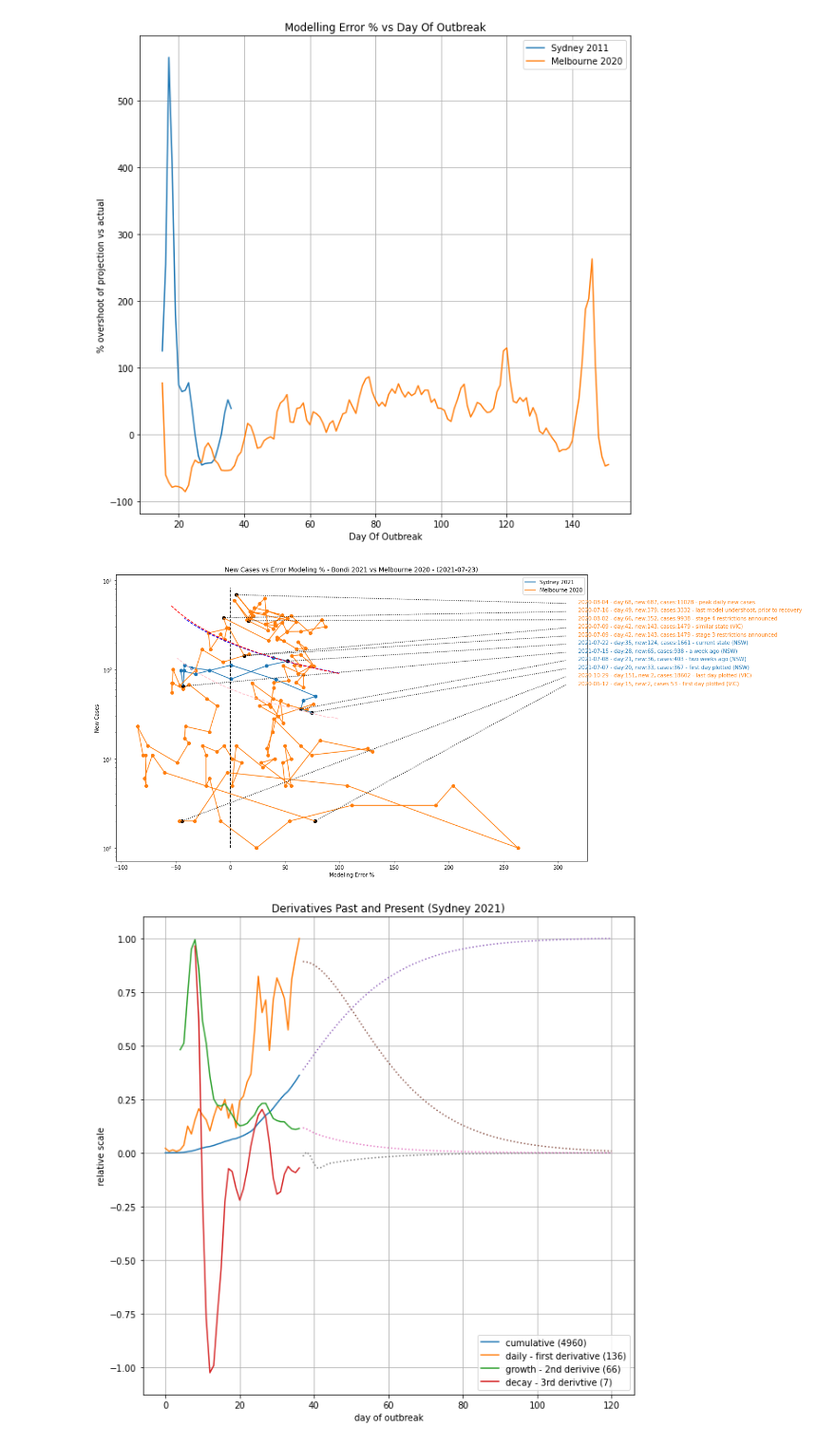
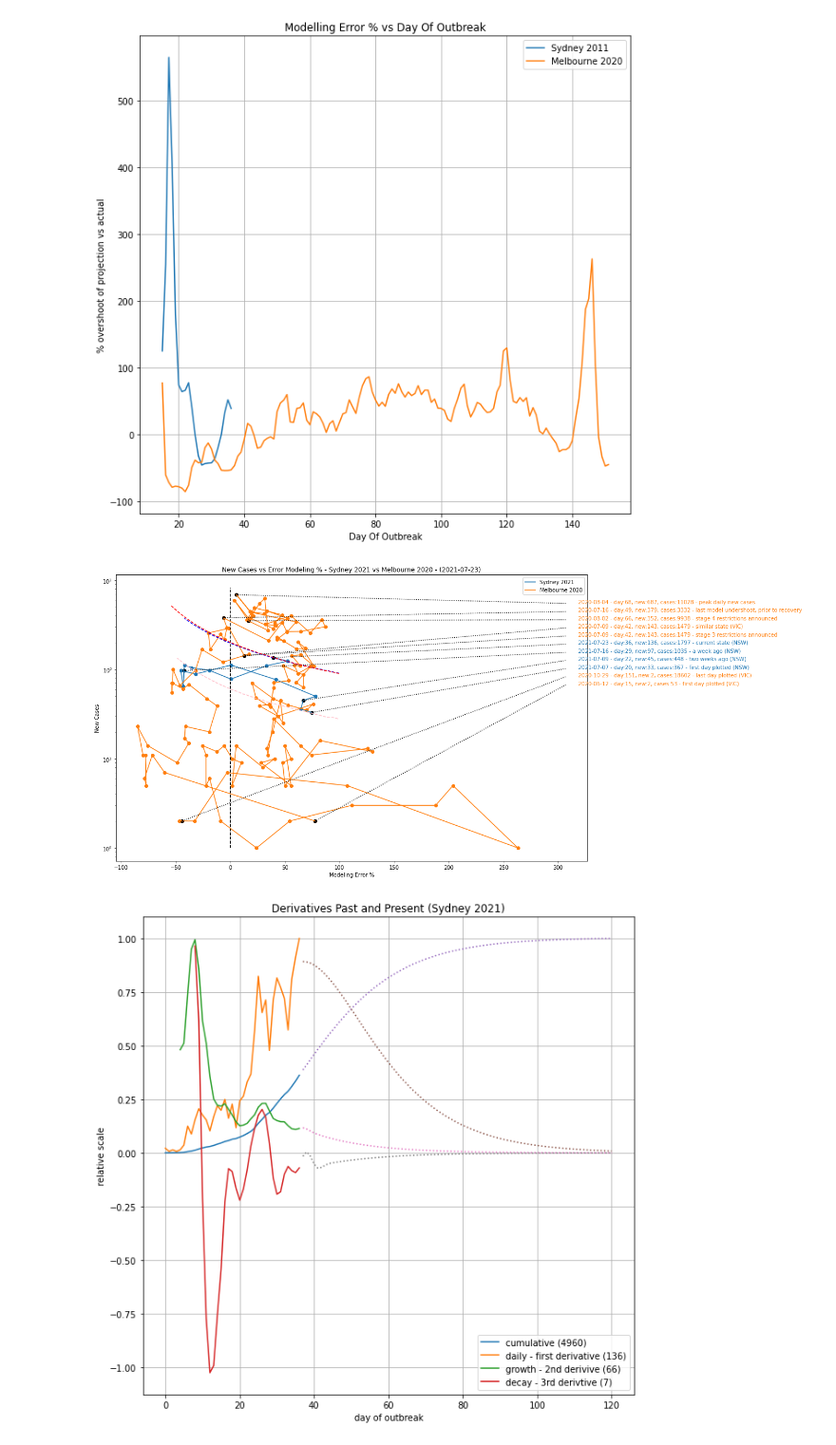
Before and after one commit to wildducktheories/delta-waratah, a Jupyter notebook: sydney-outbreaks.ipynb, the cells around one changed output. Shown: that part at 95% size. Cells and saved outputs as stored; diff of their text form; code cells hidden in the pictures.

```diff
--- a/sydney-outbreaks.ipynb
+++ b/sydney-outbreaks.ipynb
@@ -391,7 +20,6 @@ def sweep_downloads(date):
 # %%
 sweep_downloads(TODAY)
 # %%
-nsw_df = load_data(SAMPLE_FILE)
-nsw_14days_df = load_data(SAMPLE_14DAYS)
+nsw_df = update_df(load_data(SAMPLE_FILE),load_data(SAMPLE_14DAYS))
 vic_df = load_vic_data(ALL_VIC_CASES)
 quarantine_df = load_quarantine(QUARANTINE)
@@ -404,15 +30,17 @@ nsw_df=calc_cumulative(nsw_df)
 # %%
-avalon = select_outbreak(nsw_df, (nsw_df['date'] >= '2020-12-17') & (nsw_df['date'] <= '2021-01-16'))
-bondi = select_outbreak(nsw_df, (nsw_df['date'] >= '2021-06-17'))
-#bondi=bondi.head(len(bondi)-1)
-vic_outbreak = select_outbreak(vic_df, (vic_df['date'] >= '2020-05-27') & (vic_df['date'] <= '2020-10-29'))
-vic_growth_params=derive_growth_params(vic_outbreak[(vic_outbreak.index >= 70) & (vic_outbreak.index < 120)])
-bondi_growth_params=derive_growth_params(bondi.tail(8))
+VIC_EXTRA_DAYS=40
+
+vic_growth_params=derive_growth_params(vic_outbreak[(vic_outbreak.index >= 70) & (vic_outbreak.index < 120)], generation_days=GENERATION_DAYS)
+bondi_growth_params=derive_growth_params(bondi.tail(8), generation_days=GENERATION_DAYS)
 N=1
-bondi_growth_params_3=derive_growth_params(bondi.tail(8+N).head(8))
+bondi_growth_params_3=derive_growth_params(bondi.tail(8+N).head(8), generation_days=GENERATION_DAYS)
+
 bondi_projection_1=select_outbreak(project_ols_growth_rate_min(bondi, 84, vic_growth_params[1]))
 bondi_projection_2=select_outbreak(project_ols_growth_rate_min(bondi, 84, bondi_growth_params[1]))
 bondi_projection_3=select_outbreak(project_ols_growth_rate_min(bondi.head(len(bondi)-N), 84+N, bondi_growth_params_3[1]))
-bondi_horizon=horizon(bondi, 7)
-bondi_horizon_old=horizon(bondi.head(len(bondi)-7),7)
-bondi_horizon_very_old=horizon(bondi.head(len(bondi)-14),7)
+
+
+vic_partial=vic_outbreak.head(len(bondi)+VIC_EXTRA_DAYS)
+vic_partial_growth_params=derive_growth_params(vic_partial)
+vic_projection=select_outbreak(project_ols_growth_rate_min(vic_partial, len(vic_outbreak)-len(bondi)-VIC_EXTRA_DAYS, vic_partial_growth_params[1]), generation_days=GENERATION_DAYS)
+len(vic_partial)
@@ -502,47 +127,51 @@ _=_
 # %% [output]
 [figure]
 # %%
+bondi_horizon=horizon(bondi, 7)
+bondi_horizon_old=horizon(bondi.head(len(bondi)-7),7)
+bondi_horizon_very_old=horizon(bondi.head(len(bondi)-14),7)
+
 pp = PhasePlot()
 bondi_idx=pp.add(bondi, offset=20, legend="Sydney 2021", color="C0") # 20
 vic_idx=pp.add(vic_outbreak, offset=15, legend="Melbourne 2020", color="C1") # 15
 
-pp.ax.set_title(f"New Cases vs Error Modeling % - Bondi 2021 vs Melbourne 2020 - ({SAMPLE_DATE})")
+pp.ax.set_title(f"New Cases vs Error Modeling % - Sydney 2021 vs Melbourne 2020 - ({SAMPLE_DATE})")
 first_case=pp.frames[vic_idx].head(1)['date']
 last_case=pp.frames[vic_idx].tail(1)[['date', 'total', 'err']]
 first_case_nsw=pp.frames[bondi_idx].head(1)['date']
 
 pp.add_label(vic_idx, "2020-08-04", "peak daily new cases")
 pp.add_label(vic_idx, "2020-07-16", "last model undershoot, prior to recovery")
 pp.add_label(vic_idx, "2020-08-02", "stage 4 restrictions announced")
 pp.add_label(vic_idx, "2020-07-09", "similar state (VIC)")
 pp.add_label(vic_idx, "2020-07-09", "stage 3 restrictions announced")
-pp.add_label(bondi_idx, "2021-07-22", "current state (NSW)")
-pp.add_label(bondi_idx, "2021-07-15", "a week ago (NSW)")
-pp.add_label(bondi_idx, "2021-07-08", "two weeks ago (NSW)")
+pp.add_label(bondi_idx, SAMPLE_DATE, "current state (NSW)")
+pp.add_label(bondi_idx, PREV_WEEK, "a week ago (NSW)")
+pp.add_label(bondi_idx, PREV_FORTNIGHT, "two weeks ago (NSW)")
 pp.add_label(bondi_idx, first_case_nsw.values[0], f"first day plotted (NSW)")
 pp.add_label(vic_idx, last_case.values[0][0], f"last day plotted (VIC)")
 pp.add_label(vic_idx, first_case.values[0], f"first day plotted (VIC)")
 
 # pp.add_label(vic_idx, "2020-08-09", "1 week after stage 4 restrictions announced")
 # pp.add_label(vic_idx, "2020-08-16", "2 weeks after stage 4 restrictions announced")
 # pp.add_label(vic_idx, "2020-08-23", "3 weeks after stage 4 restrictions announced")
 # pp.add_label(vic_idx, "2020-08-30", "4 weeks after stage 4 restrictions announced")
 # pp.add_label(vic_idx, "2020-09-06", "5 weeks after stage 4 restrictions announced")
 # pp.add_label(vic_idx, "2020-09-13", "6 weeks after stage 4 restrictions announced")
+# pp.add_label(vic_idx, "2020-09-20", "7 weeks after stage 4 restrictions announced")
+# pp.add_label(vic_idx, "2020-09-27", "8 weeks after stage 4 restrictions announced")
+# pp.add_label(vic_idx, "2020-10-03", "9 weeks after stage 4 restrictions announced")
 # pp.add_label(vic_idx, "2020-10-10", "10 weeks after stage 4 restrictions announced")
-# pp.add_label(vic_idx, "2020-09-20", "7 weeks after stage 4 restrictions announced")
-# pp.add_label(vic_idx, "2020-10-03", "9 weeks after stage 4 restrictions announced")
+# pp.add_label(vic_idx, "2020-10-17", "11 weeks after stage 4 restrictions announced")
 # pp.add_label(vic_idx, "2020-10-24", "12 weeks after stage 4 restrictions announced")
-# pp.add_label(vic_idx, "2020-09-27", "8 weeks after stage 4 restrictions announced")
-# pp.add_label(vic_idx, "2020-10-17", "11 weeks after stage 4 restrictions announced")
 
 pp.ax.plot(bondi_horizon["err"], bondi_horizon["total"], linestyle="dashed", color="blue")
 pp.ax.plot(bondi_horizon_old["err"], bondi_horizon_old["total"], linestyle="dashed", color="red")
 pp.ax.plot(bondi_horizon_very_old["err"], bondi_horizon_very_old["total"], linestyle="dashed", color="pink")
 pp.ax.figure.savefig(f'archive/{SAMPLE_DATE}/hedgehog.png')
 _=_
 # %% [output]
-[figure, old version]
+[figure, new version]
 # %%
 ax=plot_derivatives(bondi_projection_2, len(bondi), "Sydney 2021")
 ax.figure.savefig(f'archive/{SAMPLE_DATE}/derivatives-sydney-partial.png')
```
Also changed, not shown: parts of 13 cells of this notebook, 5 other files.
